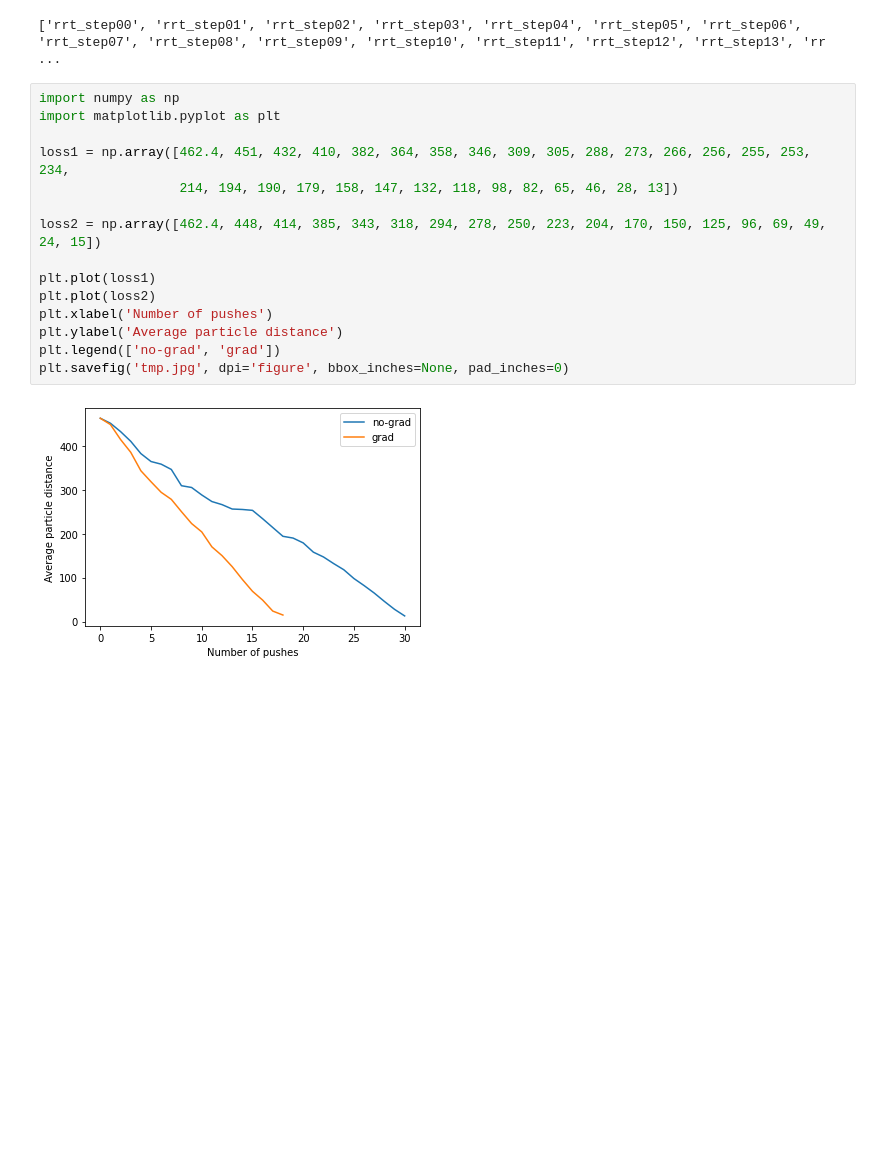
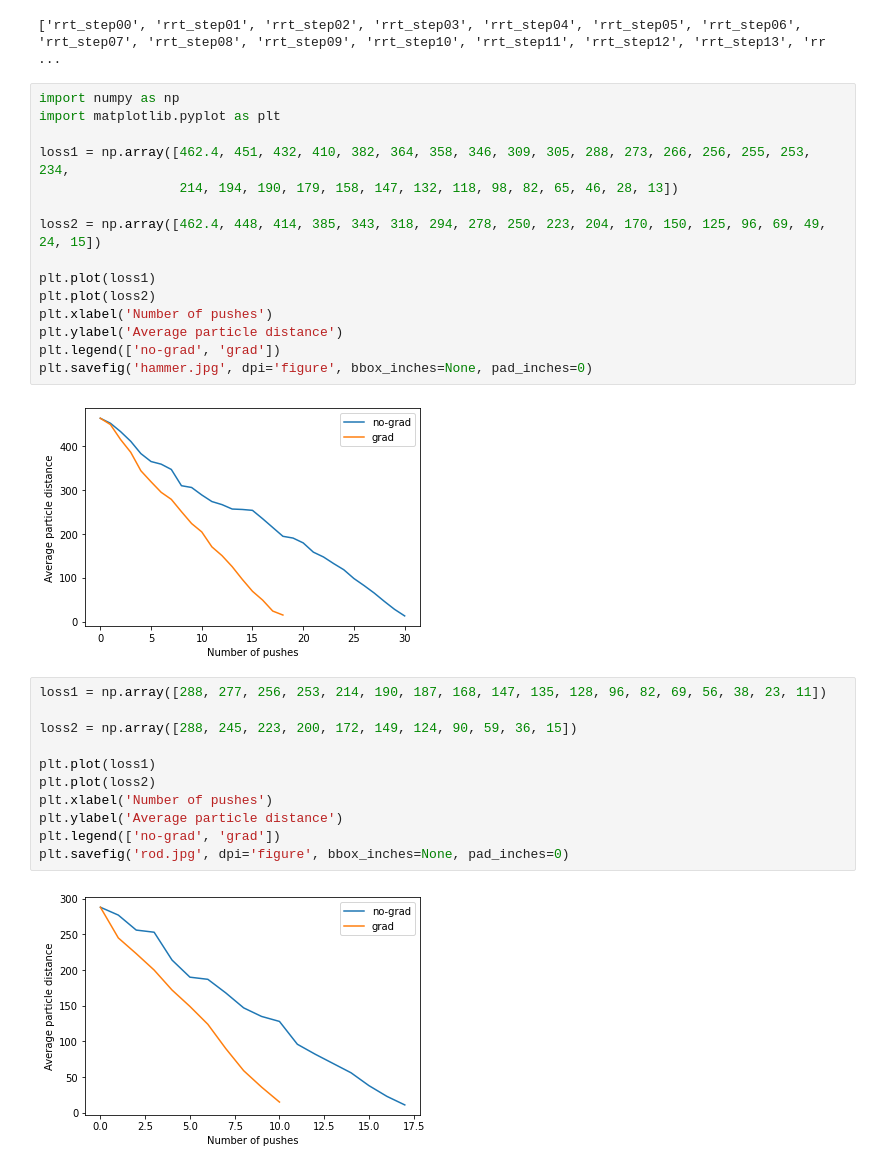
Before and after one commit to kracon7/lcp-physics, a Jupyter notebook: prototype.ipynb, the cells around one changed output. Cells and saved outputs as stored; diff of their text form; blank space fills up the shorter version.

```diff
--- a/prototype.ipynb
+++ b/prototype.ipynb
@@ -627,6 +627,19 @@ plt.plot(loss2)
 plt.xlabel('Number of pushes')
 plt.ylabel('Average particle distance')
 plt.legend(['no-grad', 'grad'])
-plt.savefig('tmp.jpg', dpi='figure', bbox_inches=None, pad_inches=0)
+plt.savefig('hammer.jpg', dpi='figure', bbox_inches=None, pad_inches=0)
 # %% [output]
 [figure]
+# %%
+loss1 = np.array([288, 277, 256, 253, 214, 190, 187, 168, 147, 135, 128, 96, 82, 69, 56, 38, 23, 11])
+
+loss2 = np.array([288, 245, 223, 200, 172, 149, 124, 90, 59, 36, 15])
+
+plt.plot(loss1)
+plt.plot(loss2)
+plt.xlabel('Number of pushes')
+plt.ylabel('Average particle distance')
+plt.legend(['no-grad', 'grad'])
+plt.savefig('rod.jpg', dpi='figure', bbox_inches=None, pad_inches=0)
+# %% [output]
+[figure, added]
```
Also changed, not shown: parts of 3 cells of this notebook, 1 other file.
